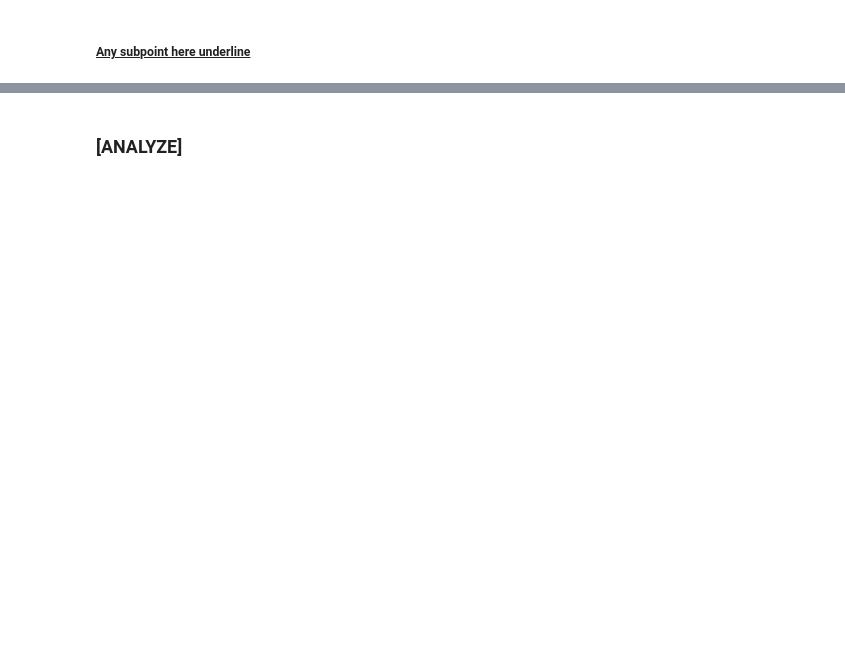
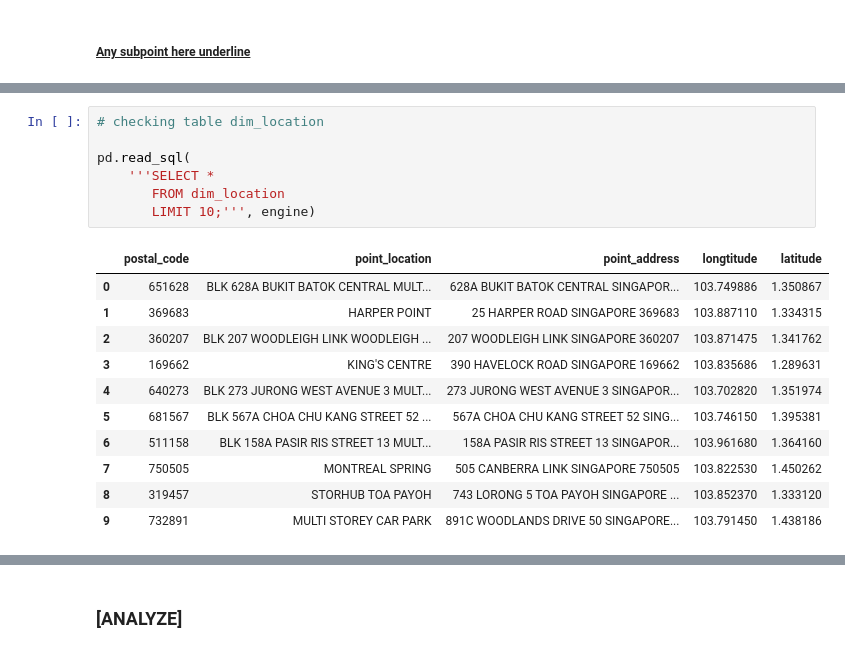
Before and after one commit to TanvirSiddique/repo2, a Jupyter notebook: EV charging Point_17Aug.ipynb, the cells around one changed output, grey strips where cells are left out. Drawn from its saved outputs; the diff is of its cells as text; blank space fills up the shorter version.

```diff
--- a/EV charging Point_17Aug.ipynb
+++ b/EV charging Point_17Aug.ipynb
@@ -1106,0 +1156,19 @@ Explain why it is designed to be this way
+# %%
+# checking table dim_location
+
+pd.read_sql(
+    '''SELECT *
+       FROM dim_location
+       LIMIT 10;''', engine)
+# %% [output]
+|  | postal_code | point_location | point_address | longtitude | latitude |
+| 0 | 651628 | BLK 628A BUKIT BATOK CENTRAL MULT... | 628A BUKIT BATOK CENTRAL SINGAPOR... | 103.749886 | 1.350867 |
+| 1 | 369683 | HARPER POINT | 25 HARPER ROAD SINGAPORE 369683 | 103.887110 | 1.334315 |
+| 2 | 360207 | BLK 207 WOODLEIGH LINK WOODLEIGH ... | 207 WOODLEIGH LINK SINGAPORE 360207 | 103.871475 | 1.341762 |
+| 3 | 169662 | KING'S CENTRE | 390 HAVELOCK ROAD SINGAPORE 169662 | 103.835686 | 1.289631 |
+| 4 | 640273 | BLK 273 JURONG WEST AVENUE 3 MULT... | 273 JURONG WEST AVENUE 3 SINGAPOR... | 103.702820 | 1.351974 |
+| 5 | 681567 | BLK 567A CHOA CHU KANG STREET 52 ... | 567A CHOA CHU KANG STREET 52 SING... | 103.746150 | 1.395381 |
+| 6 | 511158 | BLK 158A PASIR RIS STREET 13 MULT... | 158A PASIR RIS STREET 13 SINGAPOR... | 103.961680 | 1.364160 |
+| 7 | 750505 | MONTREAL SPRING | 505 CANBERRA LINK SINGAPORE 750505 | 103.822530 | 1.450262 |
+| 8 | 319457 | STORHUB TOA PAYOH | 743 LORONG 5 TOA PAYOH SINGAPORE ... | 103.852370 | 1.333120 |
+| 9 | 732891 | MULTI STOREY CAR PARK | 891C WOODLANDS DRIVE 50 SINGAPORE... | 103.791450 | 1.438186 |
```
Also changed, not shown: parts of 19 cells of this notebook.
